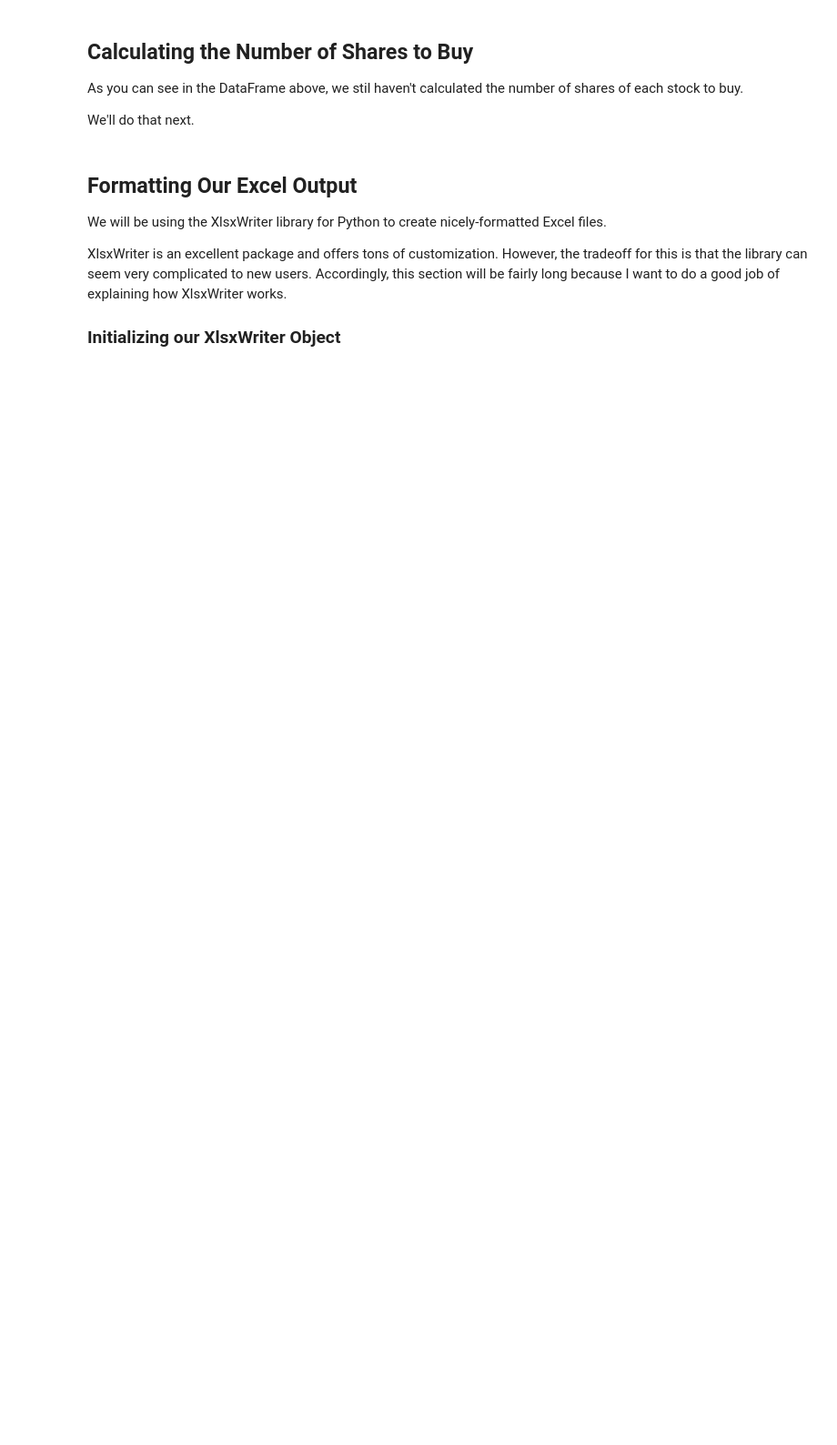
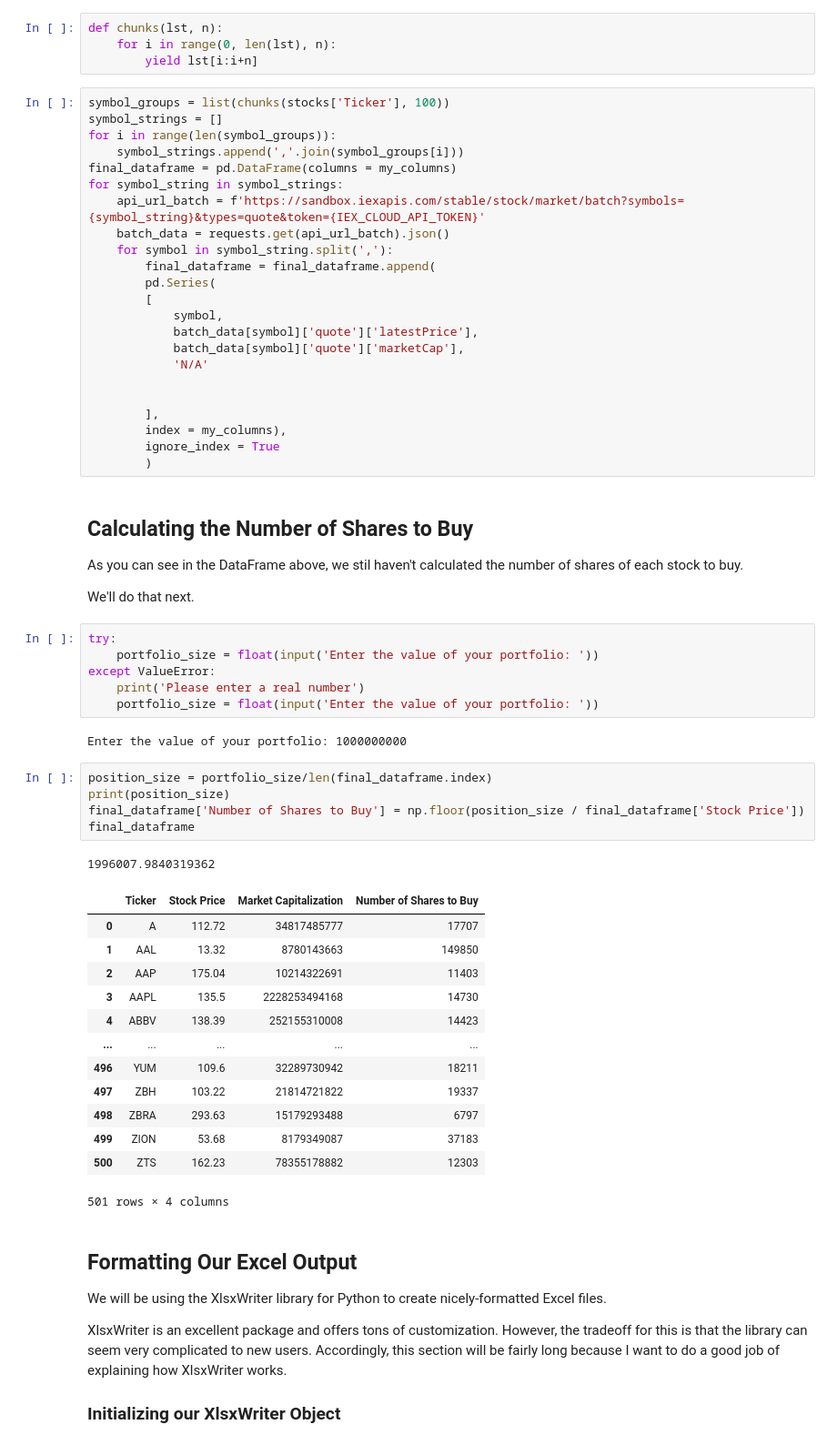
Before and after one commit to menisisaac/AlgoTrading, a Jupyter notebook: starter_files/001_equal_weight_S&P_500.ipynb, the cells around one changed output. Shown at 91% size. Cells and saved outputs as stored; diff of their text form; blank space fills up the shorter version.

```diff
--- a/starter_files/001_equal_weight_S&P_500.ipynb
+++ b/starter_files/001_equal_weight_S&P_500.ipynb
@@ -69,12 +139,67 @@ This is because HTTP requests are typically one of the slowest components of a s
 Also, API providers will often give you discounted rates for using batch API calls since they are easier for the API provider to respond to.
 
 IEX Cloud limits their batch API calls to 100 tickers per request. Still, this reduces the number of API calls we'll make in this section from 500 to 5 - huge improvement! In this section, we'll split our list of stocks into groups of 100 and then make a batch API call for each group.
+# %%
+def chunks(lst, n):
+    for i in range(0, len(lst), n):
+        yield lst[i:i+n]
+# %%
+symbol_groups = list(chunks(stocks['Ticker'], 100))
+symbol_strings = []
+for i in range(len(symbol_groups)):
+    symbol_strings.append(','.join(symbol_groups[i]))
+final_dataframe = pd.DataFrame(columns = my_columns)
+for symbol_string in symbol_strings:
+    api_url_batch = f'https://sandbox.iexapis.com/stable/stock/market/batch?symbols={symbol_string}&types=quote&token={IEX_CLOUD_API_TOKEN}'
+    batch_data = requests.get(api_url_batch).json()
+    for symbol in symbol_string.split(','):
+        final_dataframe = final_dataframe.append(
+        pd.Series(
+        [
+            symbol,
+            batch_data[symbol]['quote']['latestPrice'],
+            batch_data[symbol]['quote']['marketCap'],
+            'N/A'
+
+
+        ],
+        index = my_columns),
+        ignore_index = True
+        )
 # %% [markdown]
 ## Calculating the Number of Shares to Buy
 
 As you can see in the DataFrame above, we stil haven't calculated the number of shares of each stock to buy.
 
 We'll do that next.
+# %%
+try:
+    portfolio_size = float(input('Enter the value of your portfolio: '))
+except ValueError:
+    print('Please enter a real number')
+    portfolio_size = float(input('Enter the value of your portfolio: '))
+# %% [output]
+Enter the value of your portfolio: 1000000000
+# %%
+position_size = portfolio_size/len(final_dataframe.index)
+print(position_size)
+final_dataframe['Number of Shares to Buy'] = np.floor(position_size / final_dataframe['Stock Price'])
+final_dataframe
+# %% [output]
+1996007.9840319362
+|  | Ticker | Stock Price | Market Capitalization | Number of Shares to Buy |
+| 0 | A | 112.72 | 34817485777 | 17707 |
+| 1 | AAL | 13.32 | 8780143663 | 149850 |
+| 2 | AAP | 175.04 | 10214322691 | 11403 |
+| 3 | AAPL | 135.5 | 2228253494168 | 14730 |
+| 4 | ABBV | 138.39 | 252155310008 | 14423 |
+| ... | ... | ... | ... | ... |
+| 496 | YUM | 109.6 | 32289730942 | 18211 |
+| 497 | ZBH | 103.22 | 21814721822 | 19337 |
+| 498 | ZBRA | 293.63 | 15179293488 | 6797 |
+| 499 | ZION | 53.68 | 8179349087 | 37183 |
+| 500 | ZTS | 162.23 | 78355178882 | 12303 |
+501 rows × 4 columns
 # %% [markdown]
 ## Formatting Our Excel Output
 
```
Also changed, not shown: parts of 13 cells of this notebook, 1 other file.
